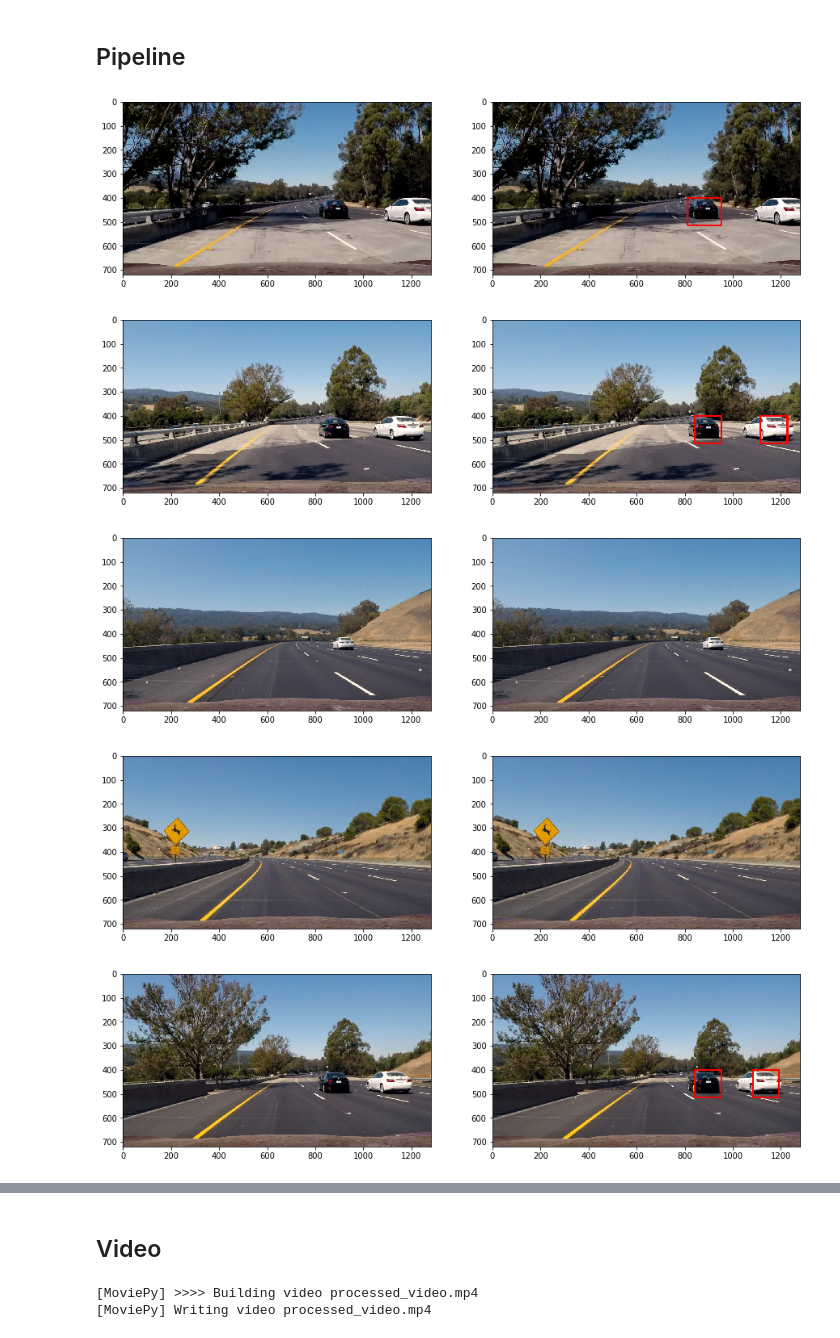
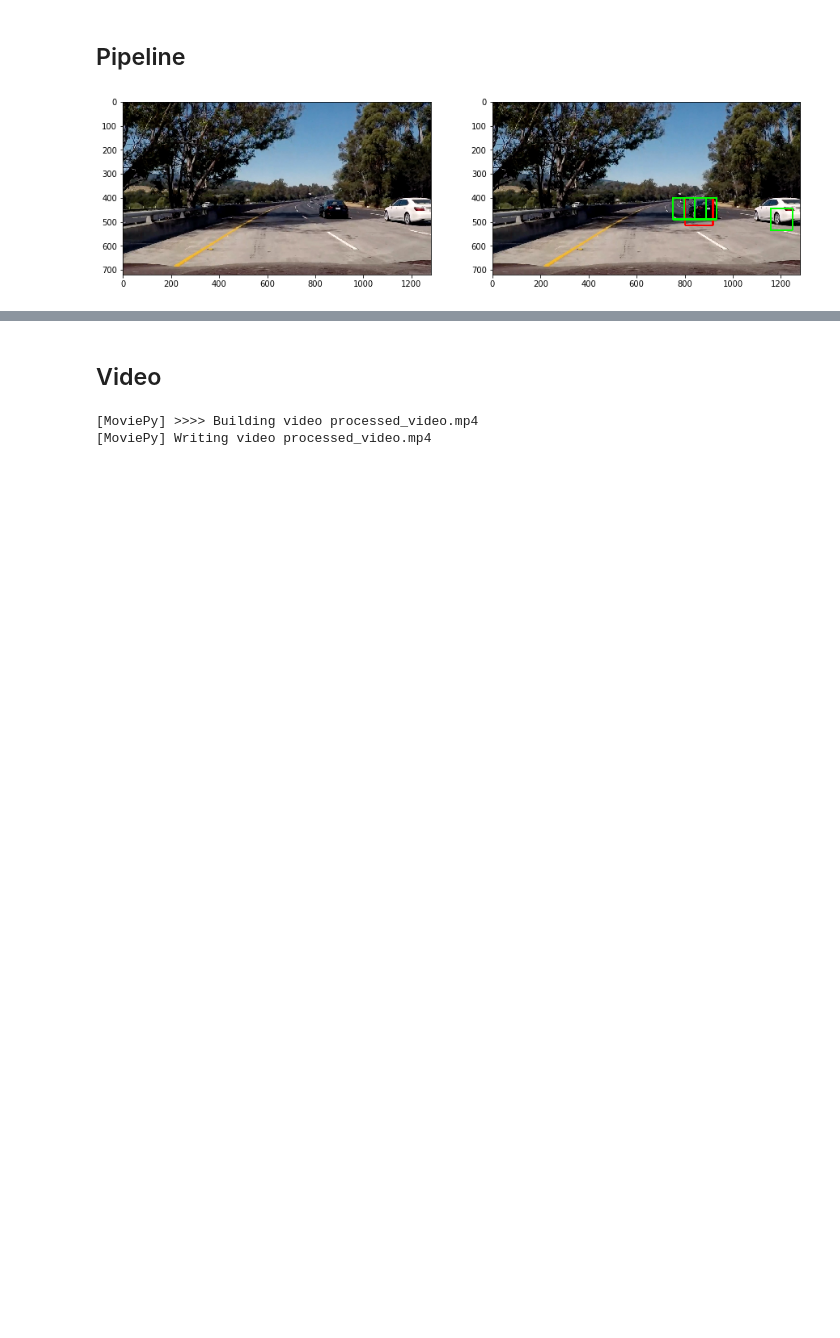
Before and after one commit to k26dr/CarND-Vehicle-Detection, a Jupyter notebook: vehicle_detection_tracking.ipynb, the cells around one changed output, grey strips where cells are left out. Drawn from its saved outputs; the diff is of its cells as text; code cells hidden in the pictures; blank space fills up the shorter version.

```diff
--- a/vehicle_detection_tracking.ipynb
+++ b/vehicle_detection_tracking.ipynb
@@ -39,23 +39,30 @@ udacity_features_raw = np.concatenate((udacity_vehicles, udacity_non_vehicles))
 # %% [markdown]
 ## Train SVM
 # %%
-def feature_pipeline(image, feature_vector=True, resize=True, gamma=False):
+def feature_pipeline(image, feature_vector=True, gamma=True):
     cells_per_block = (2,2)
     pixels_per_cell = (8,8)
     orientations= 7
 
-    if resize:
-        image = cv2.resize(image, (64, 64))
+    image = cv2.resize(image, (64, 64))
 
-    yuv = cv2.cvtColor(image, cv2.COLOR_RGB2YUV)
+    yuv = cv2.cvtColor(image, cv2.COLOR_RGB2YCrCb)
     ch0 = yuv[:,:,0]
     ch1 = yuv[:,:,1]
     ch2 = yuv[:,:,2]
-    ch0_features = hog(ch0, orientations, pixels_per_cell, cells_per_block, feature_vector=feature_vector, transform_sqrt=gamma)
-    ch1_features = hog(ch1, orientations, pixels_per_cell, cells_per_block, feature_vector=feature_vector, transform_sqrt=gamma)
-    ch2_features = hog(ch2, orientations, pixels_per_cell, cells_per_block, feature_vector=feature_vector, transform_sqrt=gamma)
+    ch0_features = hog(ch0, orientations, pixels_per_cell, cells_per_block, transform_sqrt=gamma)
+    ch1_features = hog(ch1, orientations, pixels_per_cell, cells_per_block, transform_sqrt=gamma)
+    ch2_features = hog(ch2, orientations, pixels_per_cell, cells_per_block, transform_sqrt=gamma)
+    hog_features = np.concatenate((ch0_features, ch1_features, ch2_features))
 
-    if feature_vector:
-        hog_features = np.concatenate((ch0_features, ch1_features, ch2_features))
-#     print(hog_features.shape)
-    return hog_features
+    rhist, _ = np.histogram(image[:,:,0], bins=32, range=(0, 256))
+    ghist, _ = np.histogram(image[:,:,1], bins=32, range=(0, 256))
+    bhist, _ = np.histogram(image[:,:,2], bins=32, range=(0, 256))
+    color_hist_features = np.concatenate((rhist, ghist, bhist))
+
+    spatial_features = cv2.resize(image, (32, 32))
+#     spatial_features = np.array([])
+
+    features = np.concatenate((hog_features.ravel(), color_hist_features.ravel(), spatial_features.ravel()))
+
+    return features
@@ -62,26 +73,26 @@ def feature_pipeline(image, feature_vector=True, resize=True, gamma=False):
 # %%
 loadfile = True
-filename = "pickles/{0}cpb_{1}ppc_{2}o_{3}_gamma.p".format(2,8,7,'yuv')
+filename = "pickles/{0}cpb_{1}ppc_{2}o_{3}_gamma.p".format(2,8,7,'ycrcb_hist_32spat')
 
 start = time.time()
 
 if loadfile:
     with open(filename, 'rb') as f:
         data = pickle.load(f)
-    udacity_features_scaled = data['features']
+    udacity_features = data['features']
     udacity_labels = data['labels']
 
 else:
     udacity_features = [feature_pipeline(image) for image in udacity_features_raw]
     udacity_labels = np.concatenate((np.ones(len(udacity_vehicles)), np.zeros(len(udacity_non_vehicles))))
 
-    scaler = StandardScaler()
-    scaler.fit(udacity_features)
-    udacity_features_scaled = scaler.transform(udacity_features)
+    with open(filename, 'wb') as f:
+        pickle.dump({'features': udacity_features, 'labels': udacity_labels }, f)
 
+scaler = StandardScaler()
+scaler.fit(udacity_features)
+udacity_features_scaled = scaler.transform(udacity_features)
 
-    with open(filename, 'wb') as f:
-        pickle.dump({'features': udacity_features_scaled, 'labels': udacity_labels }, f)
 
 end = time.time()
 
@@ -160,16 +171,12 @@ def sliding_windows(ystart, ystop, size, step, shape=(720, 1280)):
 # %%
 for image in test_images:
     heatmap = np.zeros((720, 1280))
     plt.figure(figsize=(15,5))
     plt.subplot(121)
     plt.imshow(image)
     plt.subplot(122)
-    processed = pipeline(image)
+    processed = pipeline(image, boxes=True)
     plt.imshow(processed)
     break
 # %% [output]
-[figure, old version]
+[figure, new version]
-[figure, removed]
-[figure, removed]
-[figure, removed]
-[figure, removed]
```
Also changed, not shown: parts of 7 cells of this notebook, 2 other files.
